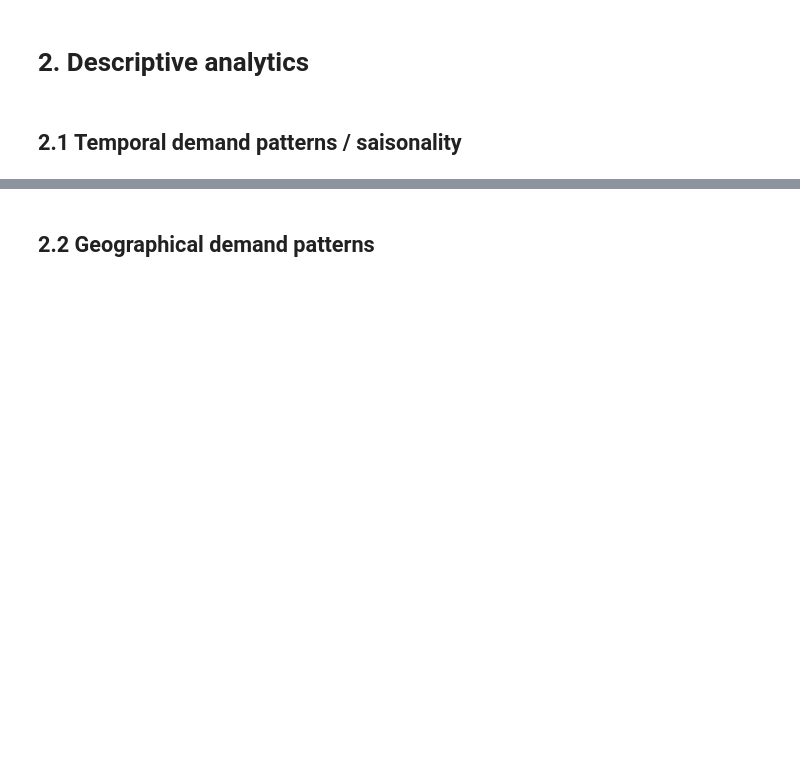
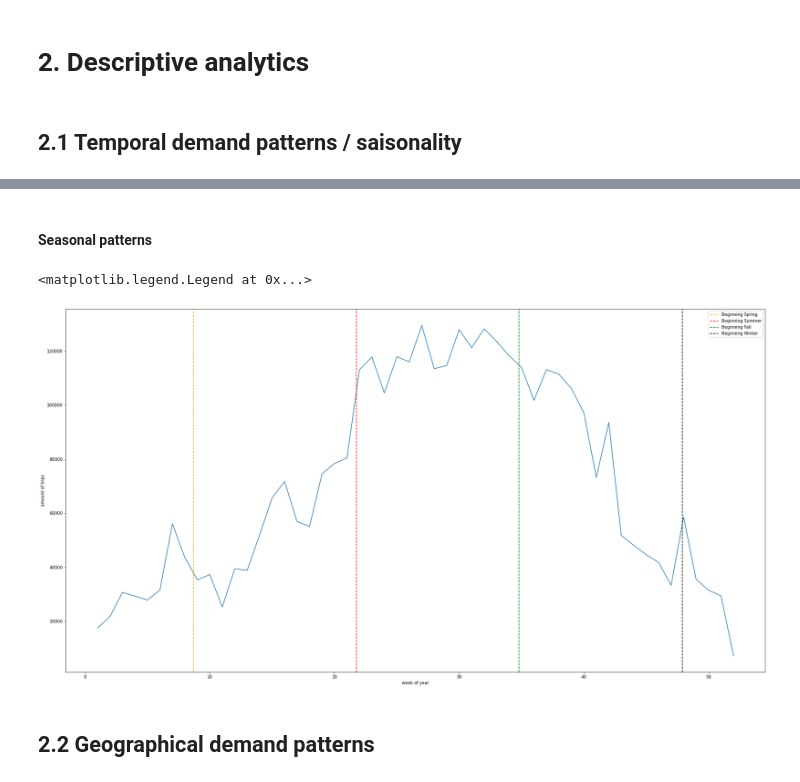
Before and after one commit to MoritzWolf09/AA_2021, a Jupyter notebook: AA_2021_Chicago2017.ipynb, the cells around one changed output, grey strips where cells are left out. Cells and saved outputs as stored; diff of their text form; code cells hidden in the pictures; blank space fills up the shorter version.

```diff
--- a/AA_2021_Chicago2017.ipynb
+++ b/AA_2021_Chicago2017.ipynb
@@ -148,3 +218,24 @@ fleet_size = fleet_size(chicago_data,10)
+# %% [markdown]
+#### Seasonal patterns
+# %%
+# create weekly df for simplification
+weekly = daily.groupby('week').agg(week_total_trips = ("daily_trips", "sum"))
+
+plt.figure(figsize=(30,16))
+plt.plot(weekly)
+
+#add season marker (northern hemnisphere), Meteorological Start approximately by calendar week, to provide orientation
+plt.axvline(x = 8.7, label = 'Beginning Spring', color = 'orange', linestyle = '--')
+plt.axvline(x = 21.75, label = 'Beginning Summer', color = 'red', linestyle = '--')
+plt.axvline(x = 34.8, label = 'Beginning Fall', color = 'green', linestyle = '--')
+plt.axvline(x = 47.9, label = 'Beginning Winter', color = 'black', linestyle = '--')
+
+plt.xlabel('week of year')
+plt.ylabel('amount of trips')
+plt.legend(prop = {'size':10})
+# %% [output]
+<matplotlib.legend.Legend at 0x...>
+[figure, added]
 # %% [markdown]
 ## 2.2 Geographical demand patterns
 # %% [markdown]
```
Also changed, not shown: parts of 12 cells of this notebook.
